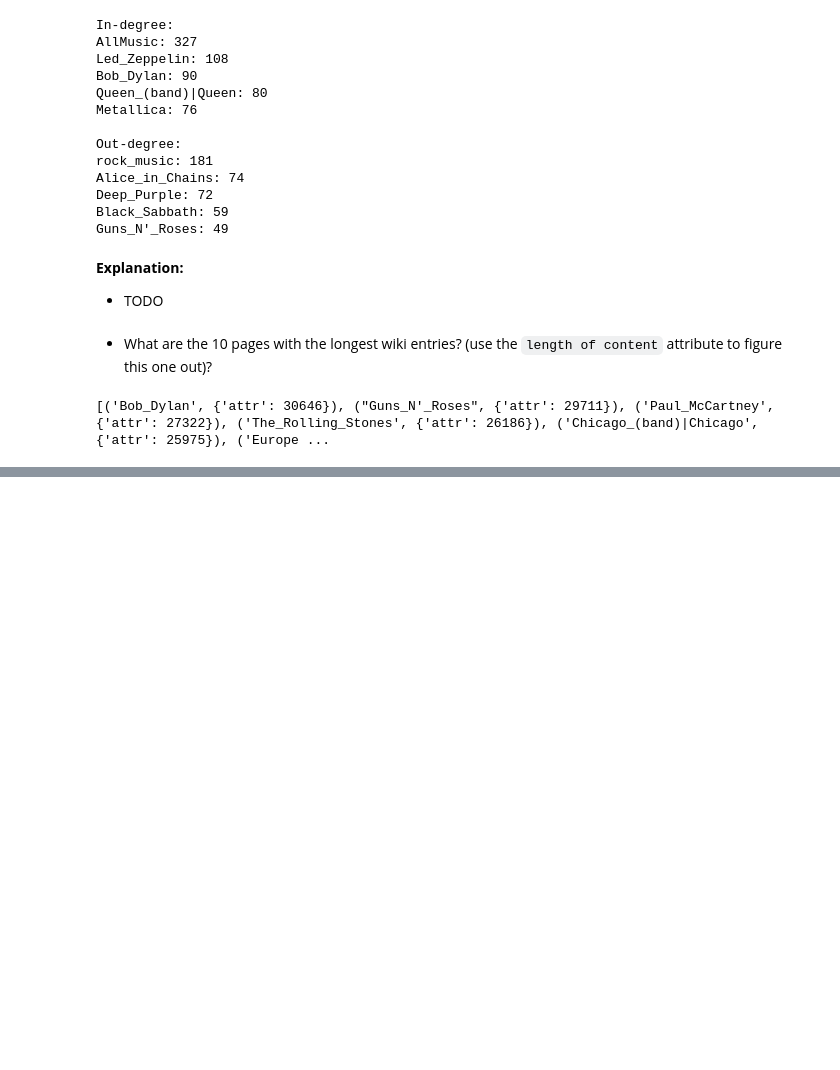
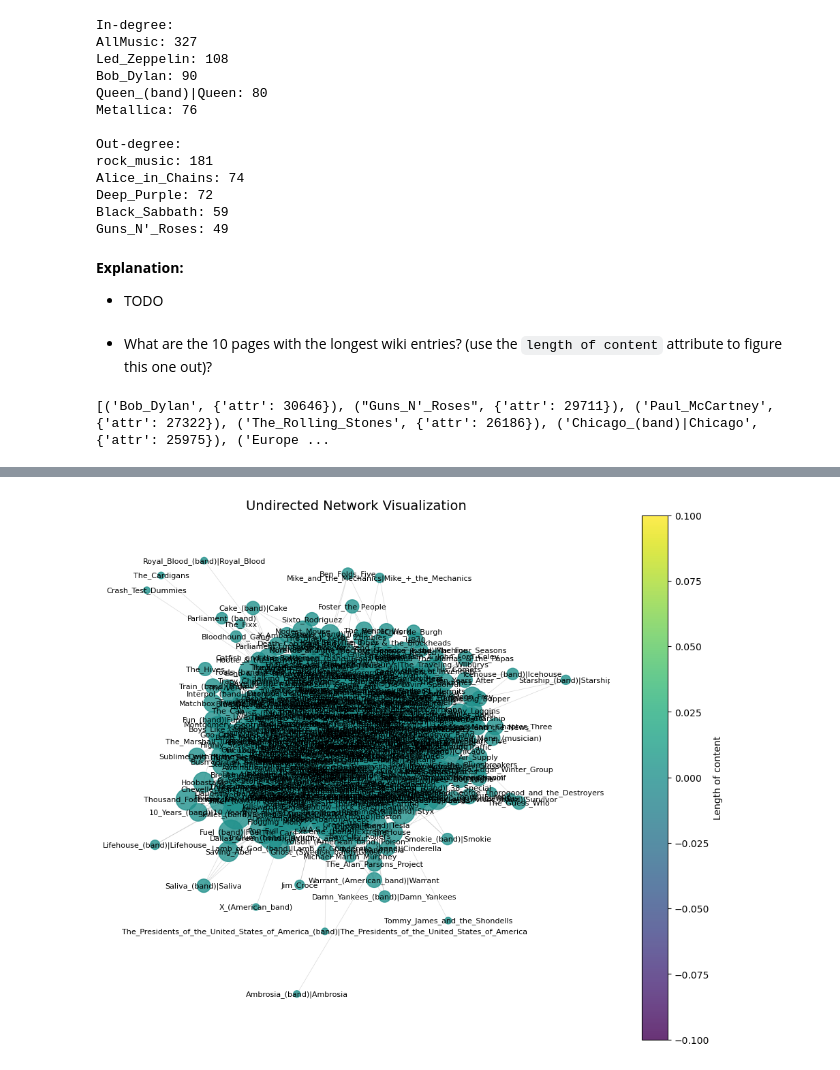
Before and after one commit to hoboldi/Social-Graphs-and-Interactions, a Jupyter notebook: Assignment1.ipynb, the cells around one changed output, grey strips where cells are left out. Cells and saved outputs as stored; diff of their text form; code cells hidden in the pictures; blank space fills up the shorter version.

```diff
--- a/Assignment1.ipynb
+++ b/Assignment1.ipynb
@@ -608,0 +616,30 @@ print(pages)
+# %%
+undirected = LCG.to_undirected()
+
+pos = nx.spring_layout(undirected, seed=42)
+
+degrees = dict(undirected.degree())
+node_sizes = [degrees[n] * 50 for n in undirected.nodes()]
+
+lengths = nx.get_node_attributes(undirected, "length of content")
+node_colors = [lengths.get(n, 0) for n in undirected.nodes()]
+
+plt.figure(figsize=(12, 10))
+nodes = nx.draw_networkx_nodes(
+    undirected,
+    pos,
+    node_size=node_sizes,
+    node_color=node_colors,
+    cmap=plt.cm.viridis,
+    alpha=0.8
+)
+
+nx.draw_networkx_edges(undirected, pos, alpha=0.3, edge_color="gray", width=0.5)
+nx.draw_networkx_labels(undirected, pos, font_size=8)
+
+plt.colorbar(nodes, label="Length of content")
+plt.axis("off")
+plt.title("Undirected Network Visualization", fontsize=14)
+plt.show()
+# %% [output]
+[figure, added]
```
Also changed, not shown: parts of 45 cells of this notebook.
